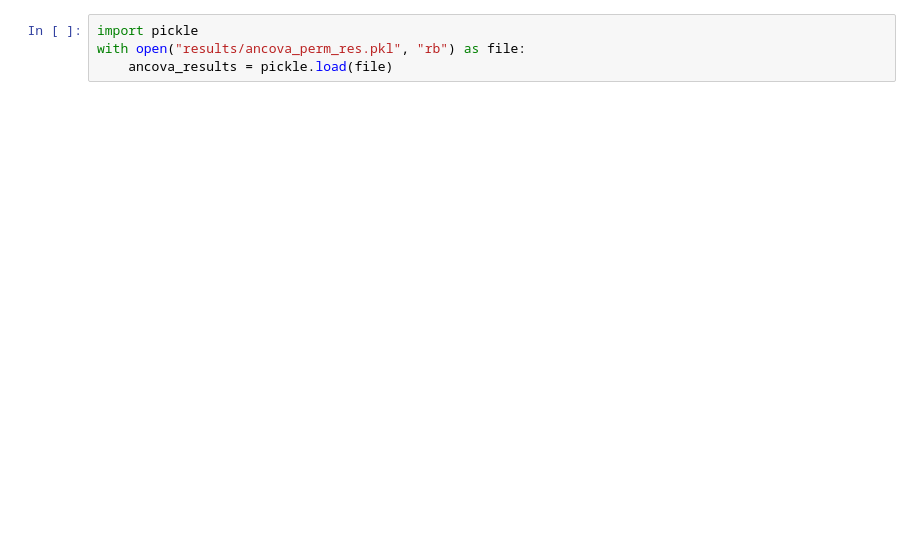
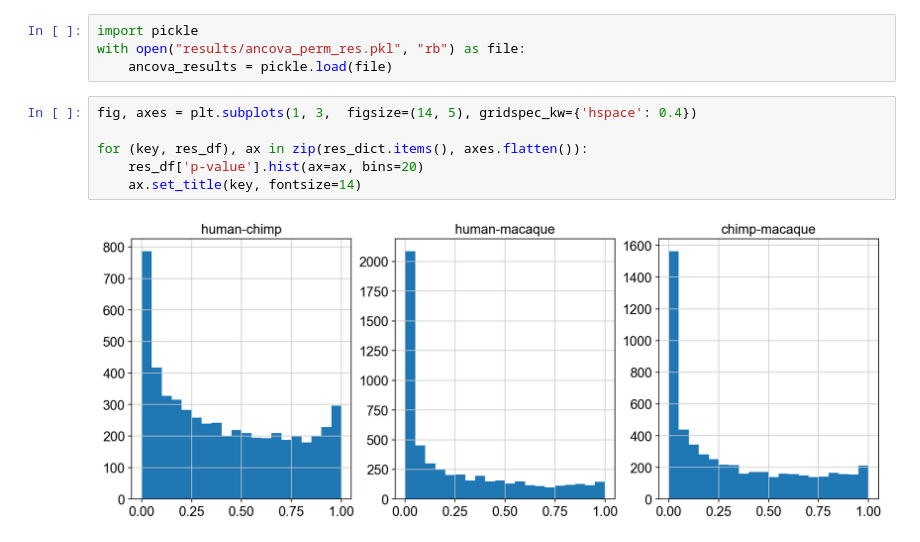
Before and after one commit to Claptar/spatialMPFC, a Jupyter notebook: Specie-specific genes/ANCOVA/ANCOVA2.ipynb, the cells around one changed output. Saved outputs shown, nothing was run; the diff lists cells and outputs as text; blank space fills up the shorter version.

```diff
--- a/Specie-specific genes/ANCOVA/ANCOVA2.ipynb
+++ b/Specie-specific genes/ANCOVA/ANCOVA2.ipynb
@@ -289,3 +301,11 @@ with open('results/ancova_perm_res.pkl', 'wb') as f:
 import pickle
 with open("results/ancova_perm_res.pkl", "rb") as file:
     ancova_results = pickle.load(file)
+# %%
+fig, axes = plt.subplots(1, 3,  figsize=(14, 5), gridspec_kw={'hspace': 0.4})
+
+for (key, res_df), ax in zip(res_dict.items(), axes.flatten()):
+    res_df['p-value'].hist(ax=ax, bins=20)
+    ax.set_title(key, fontsize=14)
+# %% [output]
+[figure, added]
```
Also changed, not shown: parts of 14 cells of this notebook, 3 other files.
